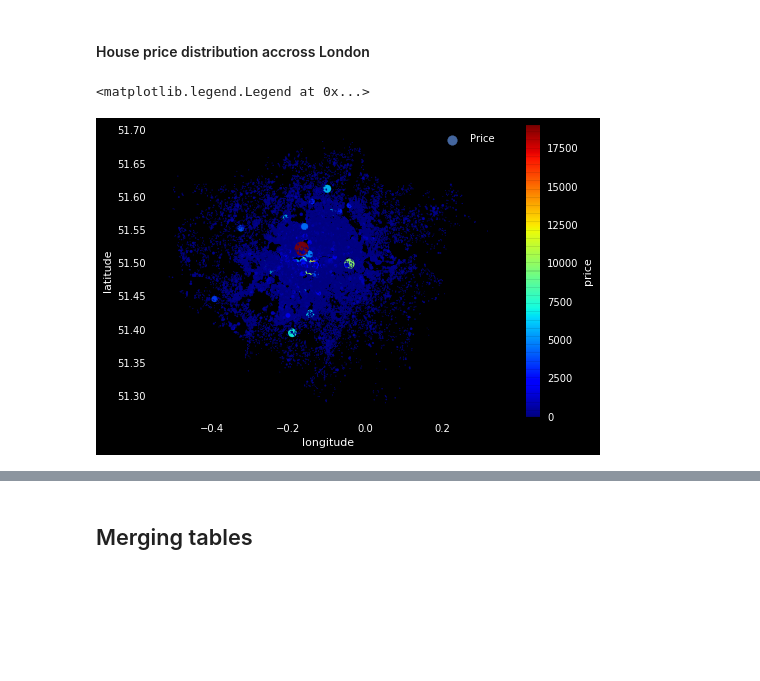
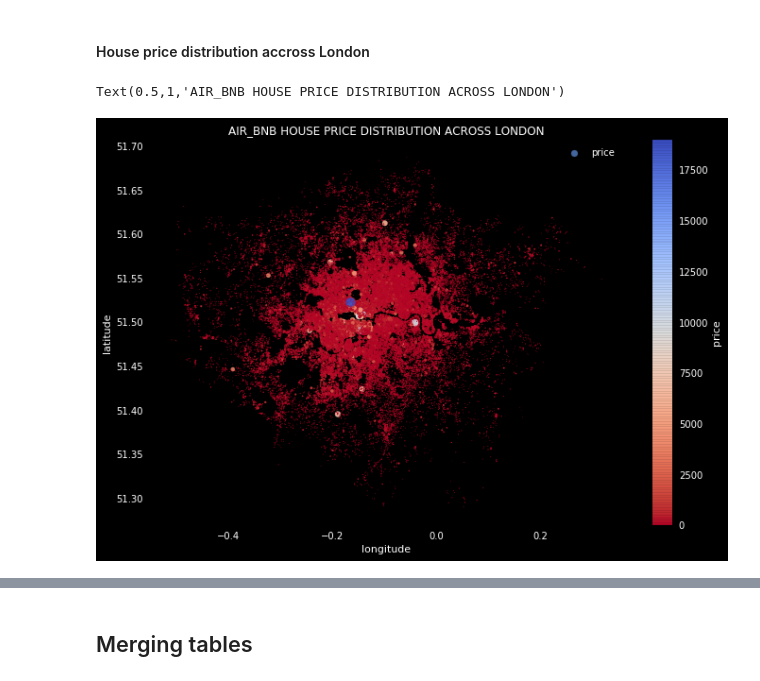
Before and after one commit to MrRutledge/Opendata_Hackathon, a Jupyter notebook: AirBnb/Storytelling/AirBnB_DataAnalysis_Ldn.ipynb, the cells around one changed output, grey strips where cells are left out. Saved outputs shown, nothing was run; the diff lists cells and outputs as text; code cells hidden in the pictures; blank space fills up the shorter version.

```diff
--- a/AirBnb/Storytelling/AirBnB_DataAnalysis_Ldn.ipynb
+++ b/AirBnb/Storytelling/AirBnB_DataAnalysis_Ldn.ipynb
@@ -47,8 +56,9 @@ path = os.path.join("../Data")
 
 To get a feel for what's in a dataframe, use the `head()` function, e.g.
 # %%
-listings = pd.read_csv(os.path.join(path,"Listings.csv"))
-housePrices = pd.read_csv(os.path.join(path,"HousePrices.csv"))
-hosts = pd.read_csv(os.path.join(path,"Hosts.csv"))
-calendar = pd.read_csv(os.path.join(path,"Calendar.csv"))
-reviews = pd.read_csv(os.path.join(path,"Reviews.csv"))
+#listings = pd.read_csv(os.path.join(path,"Listings.csv"))
+#housePrices = pd.read_csv(os.path.join(path,"HousePrices.csv"))
+#hosts = pd.read_csv(os.path.join(path,"Hosts.csv"))
+#calendar = pd.read_csv(os.path.join(path,"Calendar.csv"))
+#reviews = pd.read_csv(os.path.join(path,"Reviews.csv"))
+crimedata= pd.read_csv(os.path.join(path,'SAF_Crimes_08-17.csv'))
@@ -145,8 +181,9 @@ Object `pd.astype` not found.
 # Deposit fee
 
 listings['price'] =listings['price'].str.replace('[$,]',"").astype(float)
-listings['cleaning_fee'] = listings['cleaning fee'].str.replace('$',"").astype(float)
+listings['cleaning fee'] = listings['cleaning fee'].str.replace('$',"").astype(float)
 listings['security deposit'] = listings['security deposit'].str.replace('[$,]',"").astype(float)
+listings['extra people'] = listings['extra people'].str.replace('[$,]',"").astype(float)
 # %%
 listings.columns
 # %% [output]
@@ -264,9 +390,11 @@ listings.price.
 #### House price distribution accross London
 # %%
 listings.plot(kind='scatter', x= 'longitude', y= 'latitude', alpha=0.9,
-            s=listings['price']/100, label='Price',c='price',cmap=plt.get_cmap('jet'), colorbar=True, figsize=(7,5))
+            s=listings['price']/200, label='price',c='price',cmap=plt.get_cmap('coolwarm_r'), colorbar=True, figsize=(10,7))
 plt.grid(False)
+#plt.style.use('fivethirtyeight')
 plt.legend()
+plt.title('AIR_BNB HOUSE PRICE DISTRIBUTION ACROSS LONDON')
 # %% [output]
-<matplotlib.legend.Legend at 0x...>
+Text(0.5,1,'AIR_BNB HOUSE PRICE DISTRIBUTION ACROSS LONDON')
-[figure, old version]
+[figure, new version]
```
Also changed, not shown: parts of 32 cells of this notebook.
